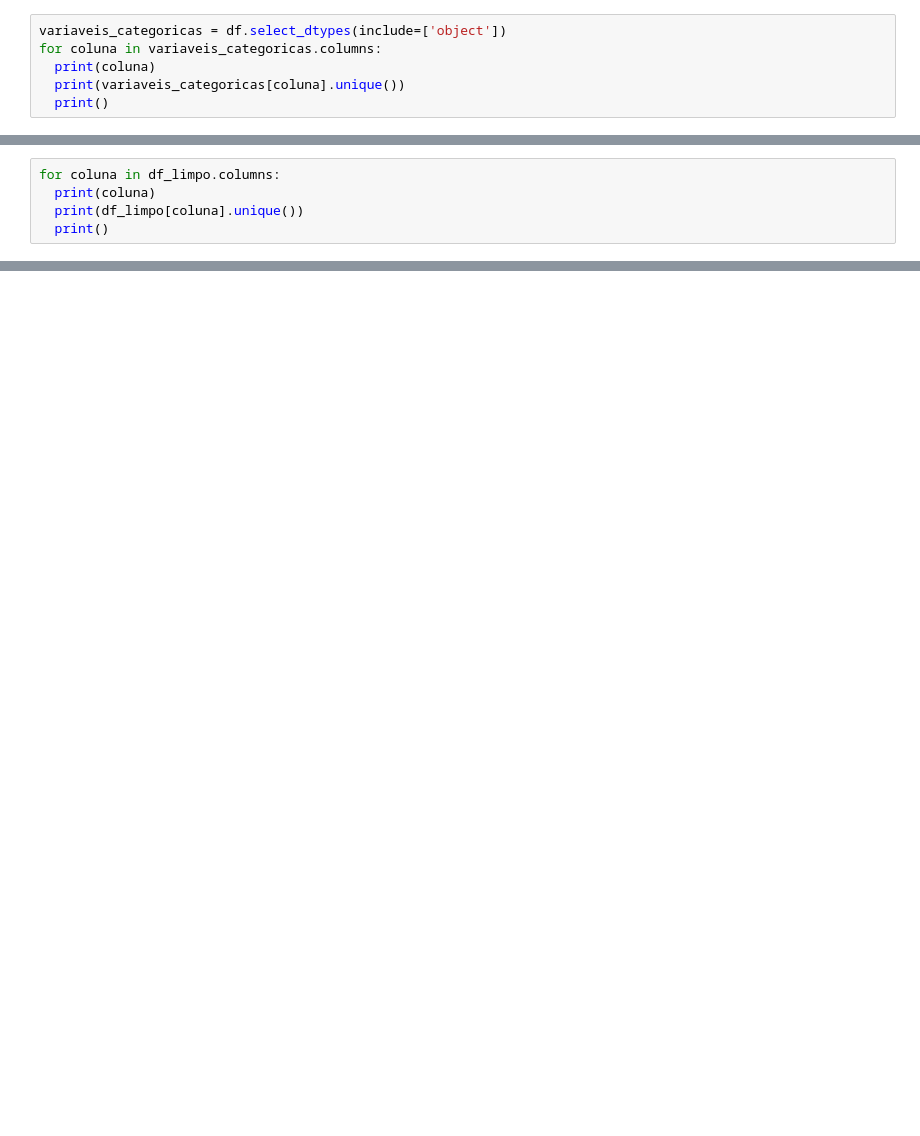
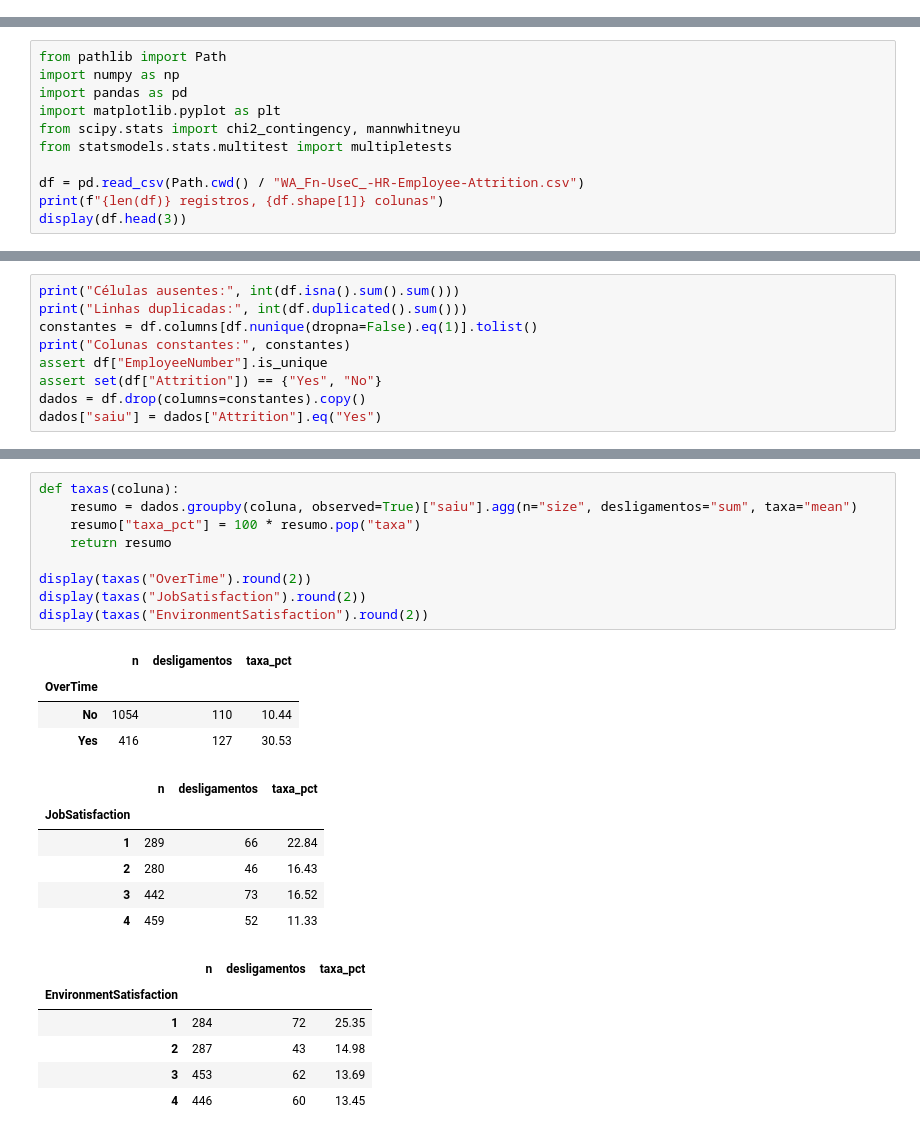
Before and after one commit to guimalucas/ibm-hr-analytics-attrition, a Jupyter notebook: IBM_HR_Analytics.ipynb, the cells around one changed output, grey strips where cells are left out. Saved outputs shown, nothing was run; the diff lists cells and outputs as text; blank space fills up the shorter version.

```diff
--- a/IBM_HR_Analytics.ipynb
+++ b/IBM_HR_Analytics.ipynb
@@ -80,6 +0,0 @@ memory usage: 402.1+ KB
-# %%
-variaveis_categoricas = df.select_dtypes(include=['object'])
-for coluna in variaveis_categoricas.columns:
-  print(coluna)
-  print(variaveis_categoricas[coluna].unique())
-  print()
@@ -183,5 +0,0 @@ variavel_alvo = df["Attrition"]
-# %%
-for coluna in df_limpo.columns:
-  print(coluna)
-  print(df_limpo[coluna].unique())
-  print()
@@ -1328,0 +5,11 @@ Uma abordagem mais adequada seria combinar informações sobre carga de trabalho
+# %%
+from pathlib import Path
+import numpy as np
+import pandas as pd
+import matplotlib.pyplot as plt
+from scipy.stats import chi2_contingency, mannwhitneyu
+from statsmodels.stats.multitest import multipletests
+
+df = pd.read_csv(Path.cwd() / "WA_Fn-UseC_-HR-Employee-Attrition.csv")
+print(f"{len(df)} registros, {df.shape[1]} colunas")
+display(df.head(3))
@@ -1328,0 +26,9 @@ Uma abordagem mais adequada seria combinar informações sobre carga de trabalho
+# %%
+print("Células ausentes:", int(df.isna().sum().sum()))
+print("Linhas duplicadas:", int(df.duplicated().sum()))
+constantes = df.columns[df.nunique(dropna=False).eq(1)].tolist()
+print("Colunas constantes:", constantes)
+assert df["EmployeeNumber"].is_unique
+assert set(df["Attrition"]) == {"Yes", "No"}
+dados = df.drop(columns=constantes).copy()
+dados["saiu"] = dados["Attrition"].eq("Yes")
@@ -1328,0 +43,26 @@ Uma abordagem mais adequada seria combinar informações sobre carga de trabalho
+# %%
+def taxas(coluna):
+    resumo = dados.groupby(coluna, observed=True)["saiu"].agg(n="size", desligamentos="sum", taxa="mean")
+    resumo["taxa_pct"] = 100 * resumo.pop("taxa")
+    return resumo
+
+display(taxas("OverTime").round(2))
+display(taxas("JobSatisfaction").round(2))
+display(taxas("EnvironmentSatisfaction").round(2))
+# %% [output]
+|  | n | desligamentos | taxa_pct |
+| OverTime |  |  |  |
+| No | 1054 | 110 | 10.44 |
+| Yes | 416 | 127 | 30.53 |
+|  | n | desligamentos | taxa_pct |
+| JobSatisfaction |  |  |  |
+| 1 | 289 | 66 | 22.84 |
+| 2 | 280 | 46 | 16.43 |
+| 3 | 442 | 73 | 16.52 |
+| 4 | 459 | 52 | 11.33 |
+|  | n | desligamentos | taxa_pct |
+| EnvironmentSatisfaction |  |  |  |
+| 1 | 284 | 72 | 25.35 |
+| 2 | 287 | 43 | 14.98 |
+| 3 | 453 | 62 | 13.69 |
+| 4 | 446 | 60 | 13.45 |
```
Also changed, not shown: parts of 132 cells of this notebook, 2 other files.
